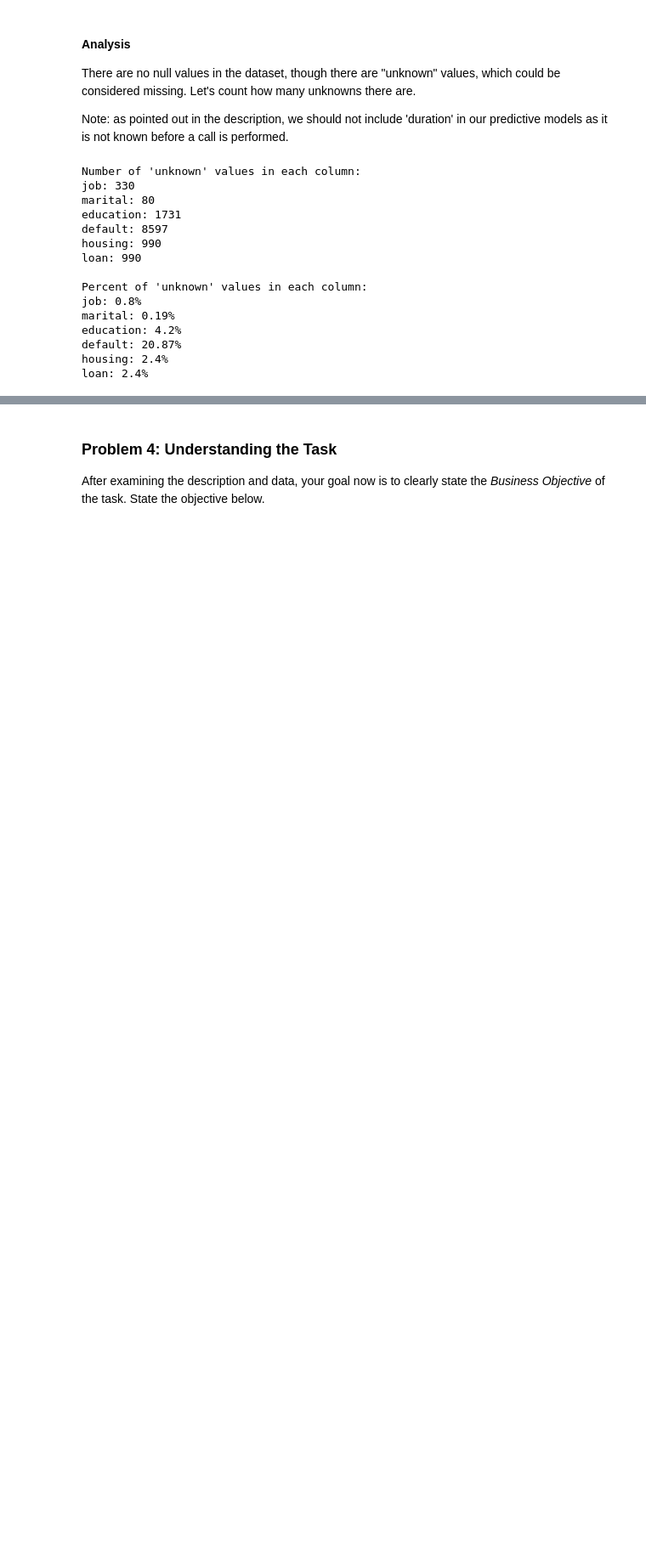
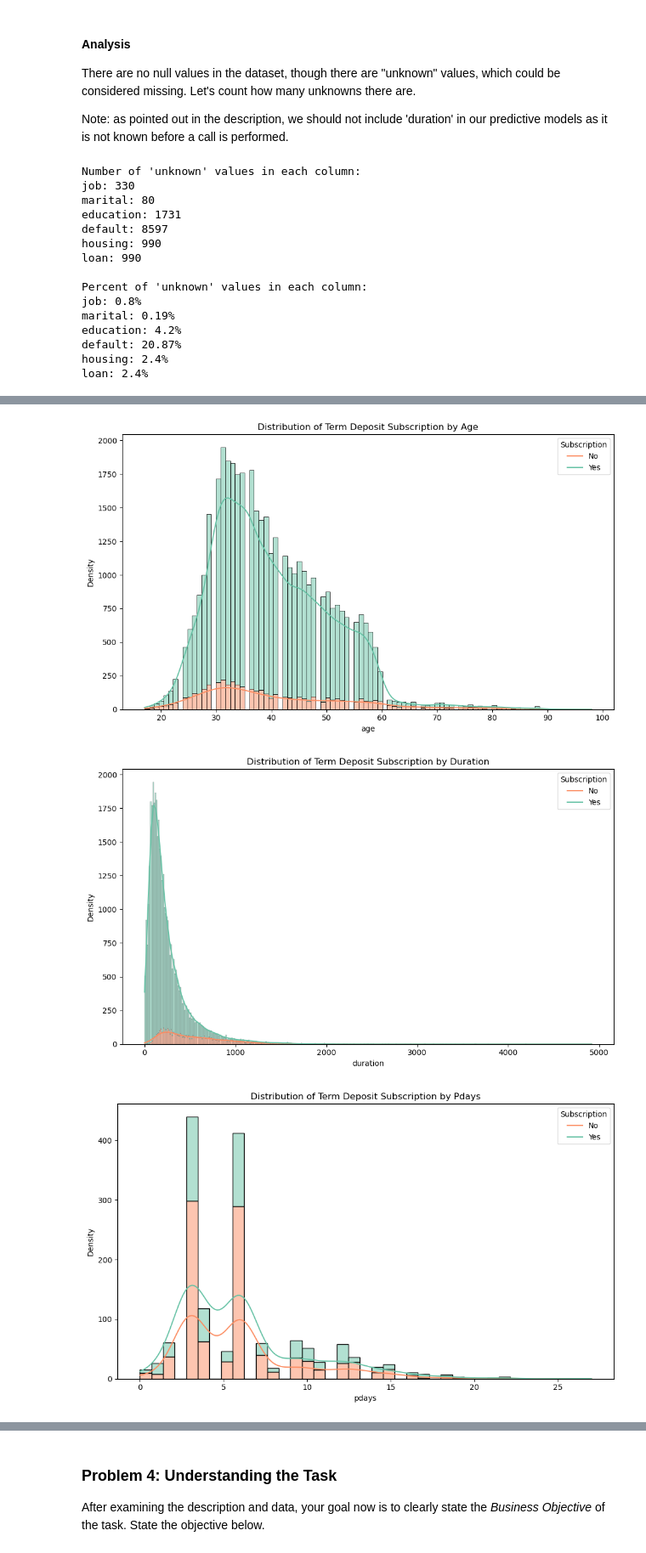
Before and after one commit to monomial/ucbai-pa-iii, a Jupyter notebook: prompt_III.ipynb, the cells around one changed output, grey strips where cells are left out. Shown at 85% size. Saved outputs shown, nothing was run; the diff lists cells and outputs as text; code cells hidden in the pictures; blank space fills up the shorter version.

```diff
--- a/prompt_III.ipynb
+++ b/prompt_III.ipynb
@@ -137,0 +164,17 @@ loan: 2.4%
+# %%
+numerical_features = ['age', 'duration', 'pdays', 'euribor3m']
+
+for feature in numerical_features:
+    plt.figure(figsize=(10, 6))
+    sns.histplot(data=df, x=feature, hue='subscription', multiple='stack', palette='Set2', kde=True)
+    plt.title(f'Distribution of Term Deposit Subscription by {feature.capitalize()}')
+    plt.ylabel('Density')
+    plt.legend(title='Subscription', labels=['No', 'Yes'])
+    plt.tight_layout()
+    # Save the plot
+    plt.savefig(f'plots/subscription_distribution_{feature}.png')
+    plt.show()
+# %% [output]
+[figure, added]
+[figure, added]
+[figure, added]
```
Also changed, not shown: parts of 4 cells of this notebook, 9 other files.
